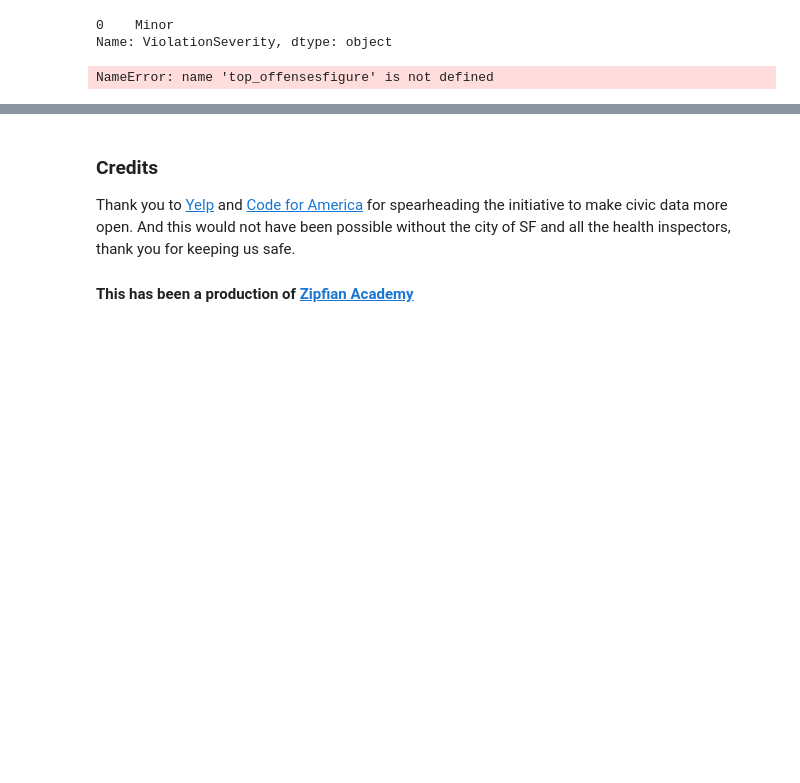
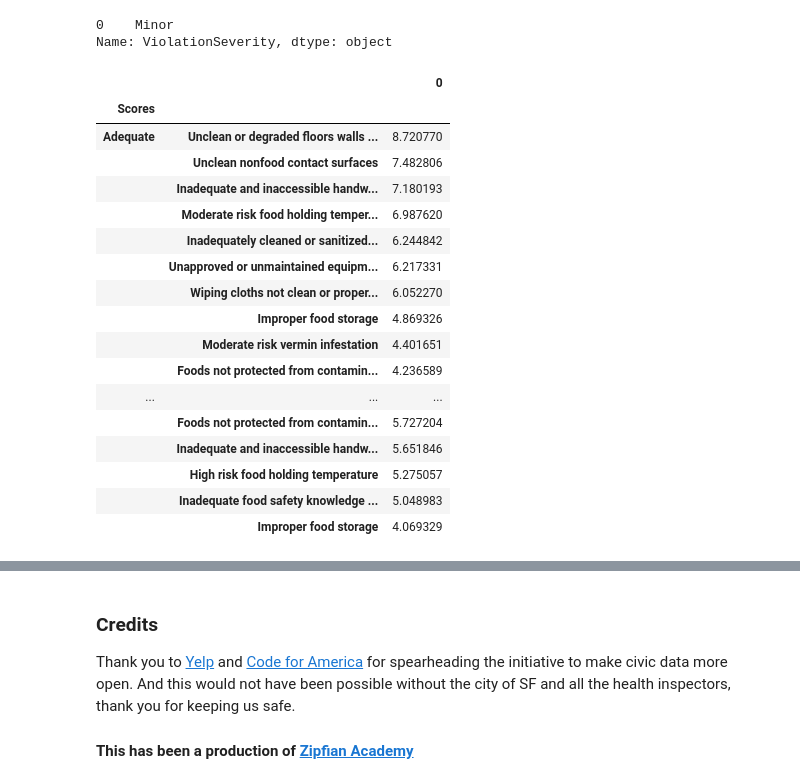
Before and after one commit to abd-bag/happy-healthy-hungry, a Jupyter notebook: h3.ipynb, the cells around one changed output, grey strips where cells are left out. Cells and saved outputs as stored; diff of their text form; code cells hidden in the pictures; blank space fills up the shorter version.

```diff
--- a/h3.ipynb
+++ b/h3.ipynb
@@ -677,14 +677,31 @@ grouped = violation_transform.groupby('Scores')
 # %%
 # let us find the most common violations for each group
 
 # a funtion that takes a DataFrame and returns the top violations
 def common_offenses(df):
     return pd.DataFrame(df['description'].value_counts(normalize=True) * 100).head(10)
 
 top_offenses = grouped.apply(common_offenses)
-top_offensesfigure
+top_offenses
 # %% [output]
-NameError: name 'top_offensesfigure' is not defined
+|  |  | 0 |
+| Scores |  |  |
+| Adequate | Unclean or degraded floors walls ... | 8.720770 |
+|  | Unclean nonfood contact surfaces | 7.482806 |
+|  | Inadequate and inaccessible handw... | 7.180193 |
+|  | Moderate risk food holding temper... | 6.987620 |
+|  | Inadequately cleaned or sanitized... | 6.244842 |
+|  | Unapproved or unmaintained equipm... | 6.217331 |
+|  | Wiping cloths not clean or proper... | 6.052270 |
+|  | Improper food storage | 4.869326 |
+|  | Moderate risk vermin infestation | 4.401651 |
+|  | Foods not protected from contamin... | 4.236589 |
+| ... | ... | ... |
+|  | Foods not protected from contamin... | 5.727204 |
+|  | Inadequate and inaccessible handw... | 5.651846 |
+|  | High risk food holding temperature | 5.275057 |
+|  | Inadequate food safety knowledge ... | 5.048983 |
+|  | Improper food storage | 4.069329 |
 # %%
 f = figure(figsize=[18,7])
 colors = ['r', 'b', 'y', 'g']
```
Also changed, not shown: parts of 2 cells of this notebook.
